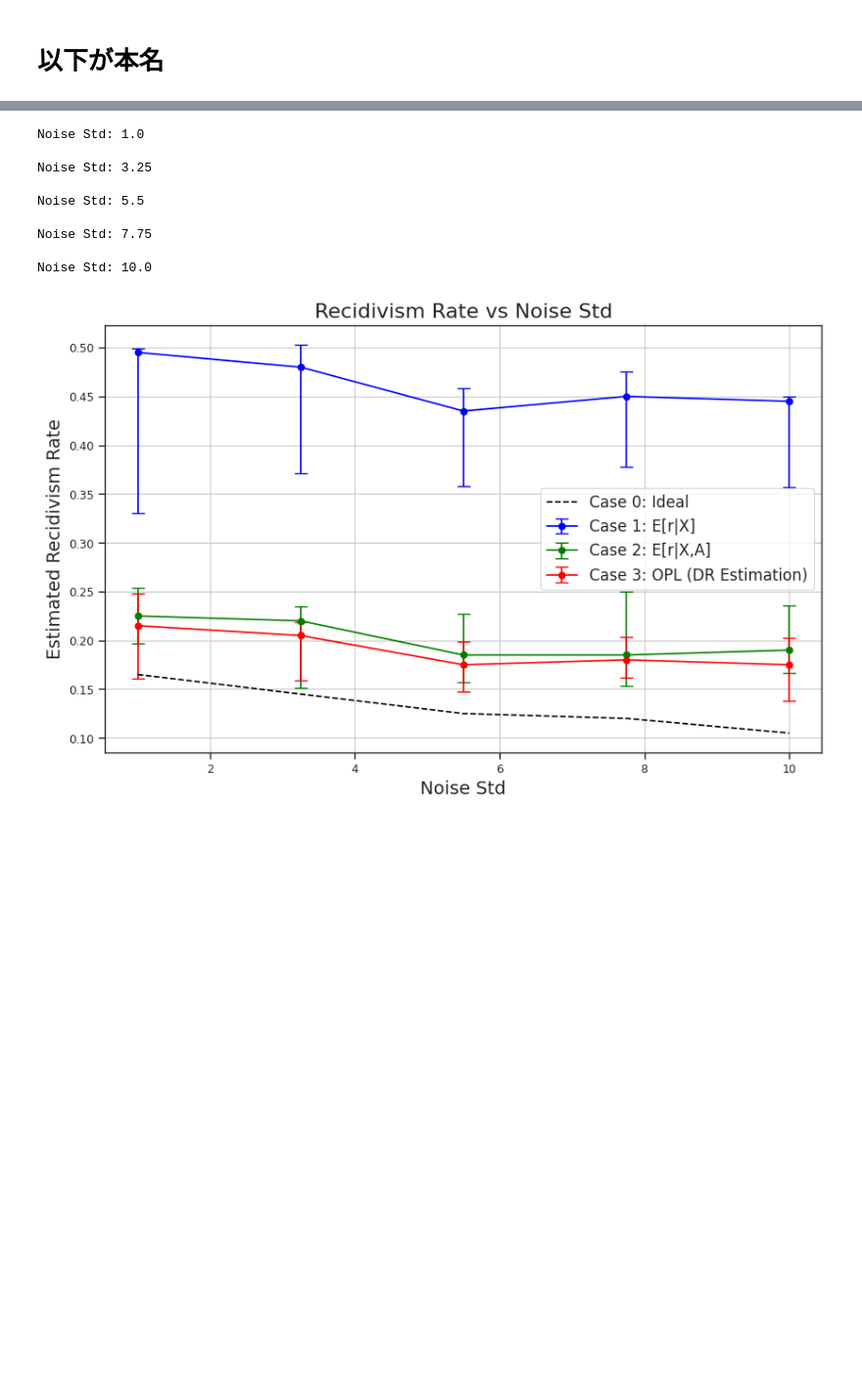
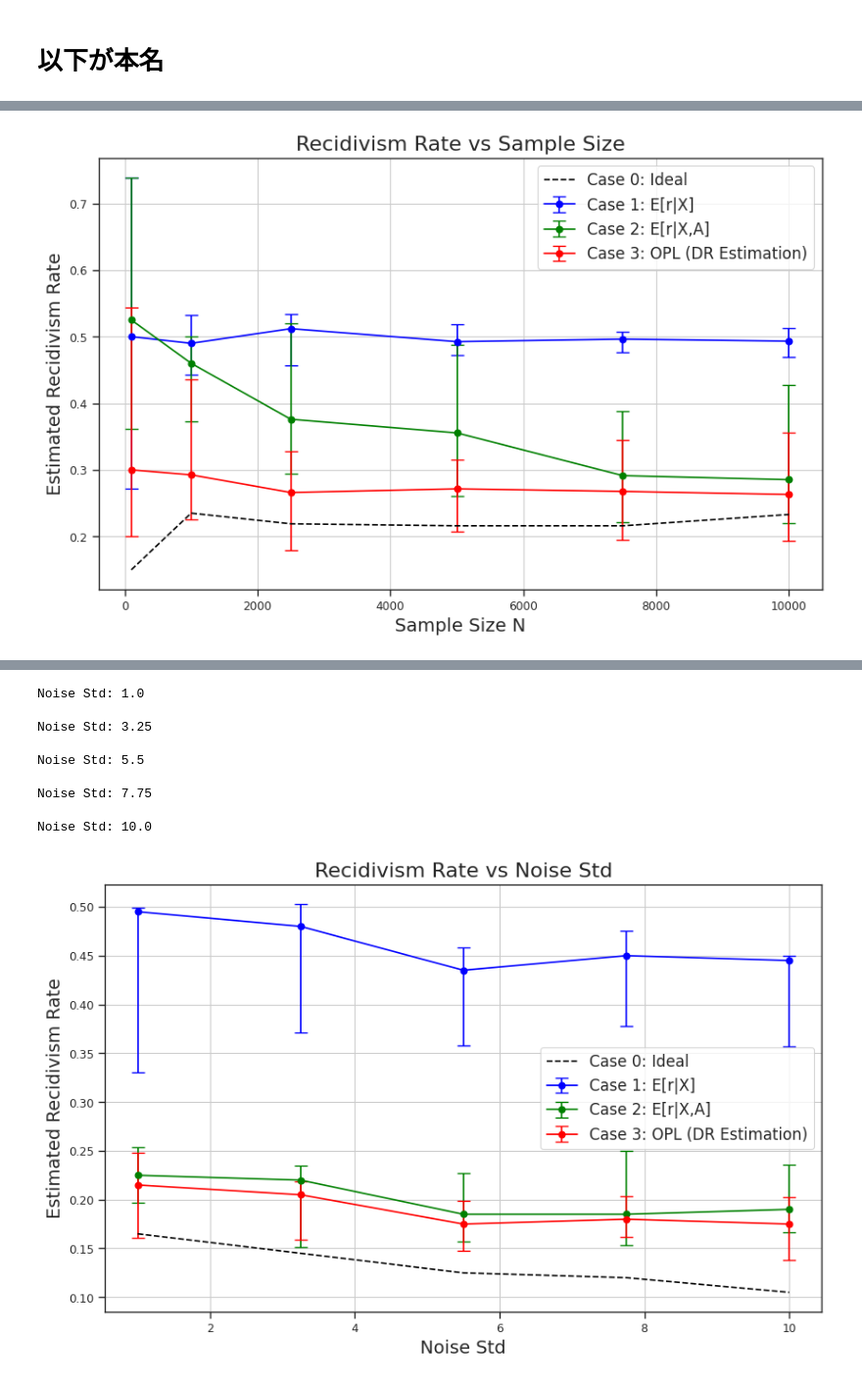
Before and after one commit to MasaAsami/commentary_mjca, a Jupyter notebook: notebooks/mjca_simdata.ipynb, the cells around one changed output, grey strips where cells are left out. Shown: that part at 98% size. Saved outputs shown, nothing was run; the diff lists cells and outputs as text; code cells hidden in the pictures; blank space fills up the shorter version.

```diff
--- a/notebooks/mjca_simdata.ipynb
+++ b/notebooks/mjca_simdata.ipynb
@@ -364,3 +338,44 @@ class MJCA:
+# %%
+# 各ケースの中央値と信頼区間の計算
+median_results = {'Case0': [], 'Case1': [], 'Case2': [], 'Case3': []}
+lower_bounds = {'Case0': [], 'Case1': [], 'Case2': [], 'Case3': []}
+upper_bounds = {'Case0': [], 'Case1': [], 'Case2': [], 'Case3': []}
+
+for _case in ['Case0', 'Case1', 'Case2', 'Case3']:
+    for N in sample_sizes:
+        data = np.array(sample_results[N][_case])
+        median = np.median(data)
+        lower = np.percentile(data, 2.5)
+        upper = np.percentile(data, 97.5)
+
+        median_results[_case].append(median)
+        lower_bounds[_case].append(lower)
+        upper_bounds[_case].append(upper)
+
+# プロットの作成
+plt.figure(figsize=(10, 6))
+
+for _case, label, color in zip(['Case1', 'Case2', 'Case3'],
+                              ['Case 1: E[r|X]', 'Case 2: E[r|X,A]', 'Case 3: OPL (DR Estimation)'],
+                              ['blue', 'green', 'red']):
+    medians = median_results[_case]
+    lowers = lower_bounds[_case]
+    uppers = upper_bounds[_case]
+    plt.errorbar(sample_sizes, medians, yerr=[np.array(medians) - np.array(lowers), np.array(uppers) - np.array(medians)],
+                 fmt='-o', label=label, color=color, capsize=5)
+
+# 理想的な再犯率をプロット
+ideal_medians = median_results['Case0']
+plt.plot(sample_sizes, ideal_medians, 'k--', label='Case 0: Ideal')
+
+plt.xlabel('Sample Size N', fontsize=14)
+plt.ylabel('Estimated Recidivism Rate', fontsize=14)
+plt.title('Recidivism Rate vs Sample Size', fontsize=16)
+plt.legend(fontsize=12)
+plt.grid(True)
+plt.show()
+# %% [output]
+[figure, added]
 # %%
 # シミュレーションとプロット
 # サンプルサイズ
```
Also changed, not shown: parts of 8 cells of this notebook.
